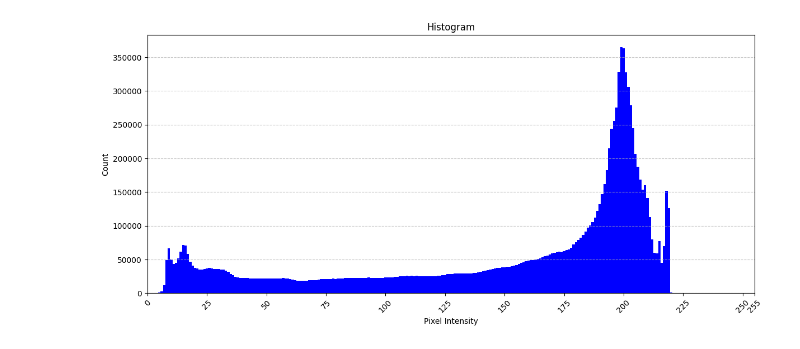
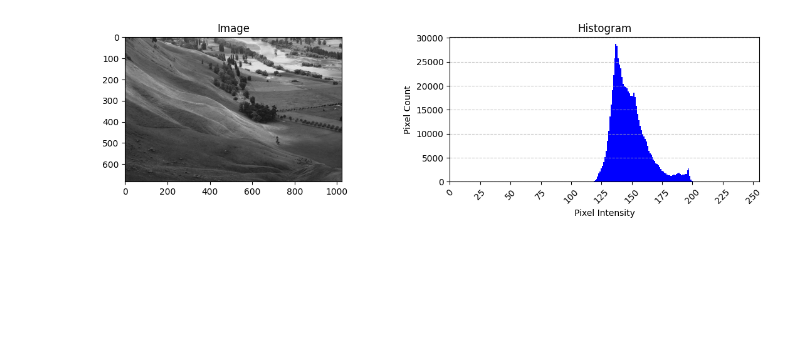
Before and after one commit to sunabove/opencv-python, a Jupyter notebook: ch_06_pixel/0402_히스토그램 예제 (1).ipynb, the cells around one changed output. Saved outputs shown, nothing was run; the diff lists cells and outputs as text; code cells hidden in the pictures; blank space fills up the shorter version.

```diff
--- a/ch_06_pixel/0402_히스토그램 예제 (1).ipynb
+++ b/ch_06_pixel/0402_히스토그램 예제 (1).ipynb
@@ -1,30 +1,38 @@
 # %%
 import cv2
 import numpy as np
 import matplotlib.pyplot as plt
 
-img = cv2.imread("example.jpg", cv2.IMREAD_GRAYSCALE)
+img = cv2.imread("histogram_example.jpg", cv2.IMREAD_GRAYSCALE)
 
 # 히스토그램 계산
 # cv2.calcHist(images, channels, mask, histSize, ranges)
 hist = cv2.calcHist([img], [0], None, [256], [0, 256])
 
+rows, cols = 1, 2
+chart_idx = 0
+plt.figure(figsize=(cols*7, rows*3))
+
+plt.subplot(rows, cols, chart_idx := chart_idx + 1 )
+plt.title( 'Image' )
+plt.imshow( img, cmap="gray" )
+plt.axis( "on" )
+
 # 히스토그램 데이터를 Bar Chart로 그리기
-plt.figure(figsize=(14, 6))
+plt.subplot(rows, cols, chart_idx := chart_idx + 1 )
+plt.title('Histogram')
 plt.bar(range(256), hist.ravel(), width=1, color='blue' )
-plt.title('Histogram')
 plt.xlabel('Pixel Intensity')
-plt.ylabel('Count')
+plt.ylabel('Pixel Count')
 plt.xlim([0, 255])  # x축 범위를 0부터 255로 설정
 # x축 tick을 적당한 간격으로 설정 (예: 0, 25, 50, ..., 255)
 tick_values = np.arange(0, 256, 25)
-tick_values = np.append( tick_values, [255] )
 tick_texts = [ f"{tick}" for tick in tick_values ]
 plt.xticks(tick_values, tick_texts, rotation=45)  # 각 tick에 레이블 추가
 
 plt.grid(axis='y', linestyle='--', alpha=0.7)
 
 # 그래프 보여주기
 plt.show()
 # %% [output]
-[figure, old version]
+[figure, new version]
```
